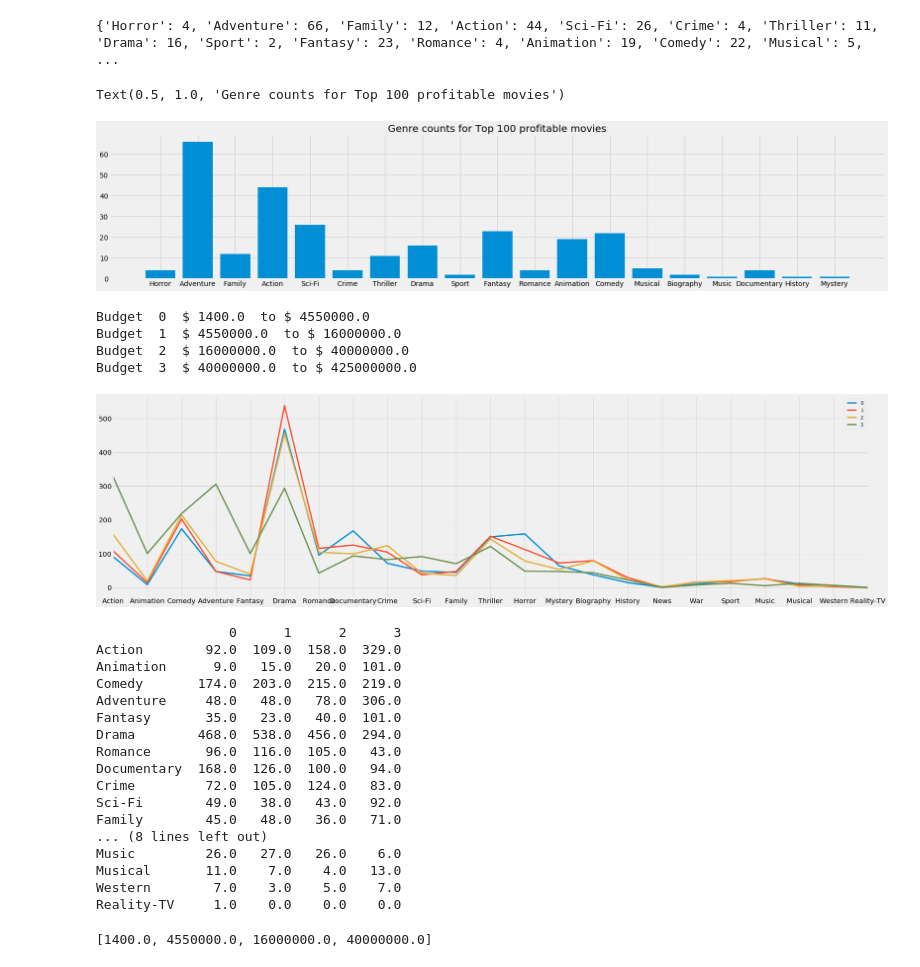
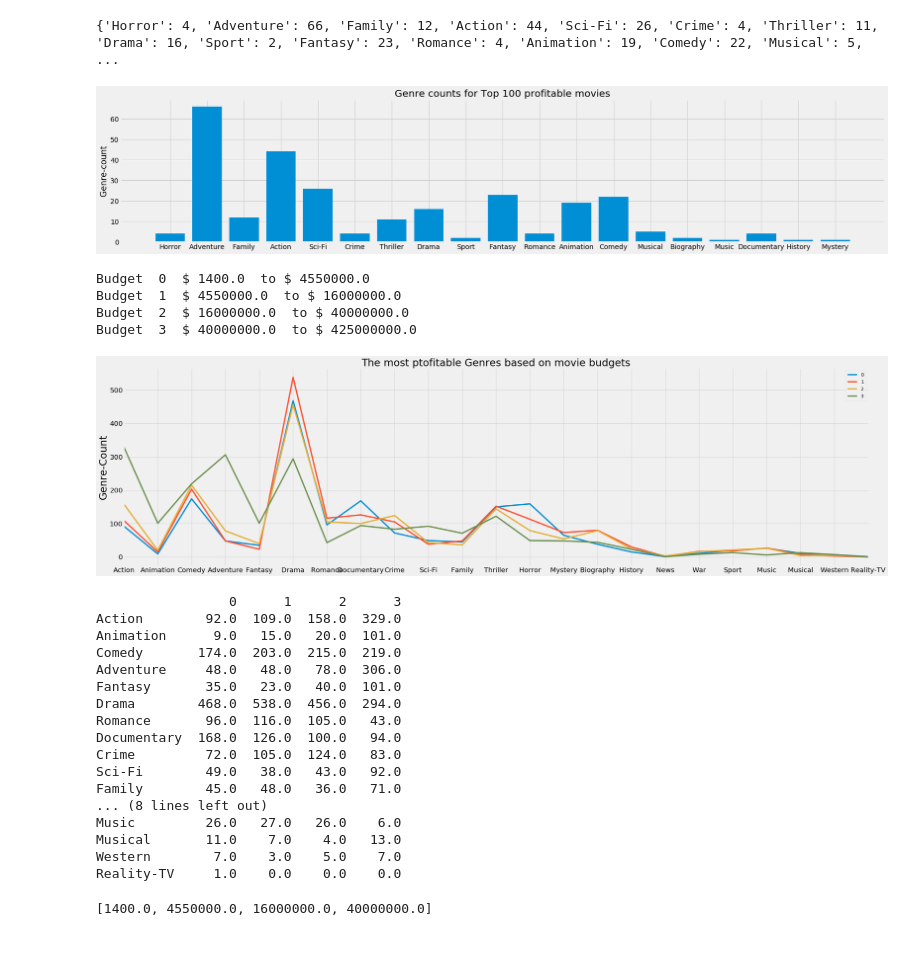
Before and after one commit to FarnazG/dsc-mod-1-project-v2-1-online-ds-ft-120919, a Jupyter notebook: student.ipynb, the cells around one changed output. Cells and saved outputs as stored; diff of their text form; code cells hidden in the pictures.

```diff
--- a/student.ipynb
+++ b/student.ipynb
@@ -294,11 +295,12 @@ for genre, count in final_genre_count.items():
 # %%
 plt.figure(figsize=(25, 5))
 plt.bar(labels,values)
 plt.title("Genre counts for Top 100 profitable movies")
+plt.ylabel("Genre-count")
+plt.show()
 #according to this graph adventure movies are more popular, we only consider the top 100 best selling movies
 # %% [output]
-Text(0.5, 1.0, 'Genre counts for Top 100 profitable movies')
-[figure, old version]
+[figure, new version]
 # %%
 # increamental quantil movie budget
 
@@ -323,6 +325,8 @@ for q in range(0, step):
 
 df2.plot(figsize=(35,10), linewidth=4, fontsize=20)
 plt.xticks(range(len(total_genre)),total_genre.keys())
+plt.title("The most ptofitable Genres based on movie budgets",fontsize=30)
+plt.ylabel("Genre-Count",fontsize=30)
 plt.show()
 print(df2)
 # %% [output]
@@ -330,7 +334,7 @@ Budget  0  $ 1400.0  to $ 4550000.0
 Budget  1  $ 4550000.0  to $ 16000000.0
 Budget  2  $ 16000000.0  to $ 40000000.0
 Budget  3  $ 40000000.0  to $ 425000000.0
-[figure, old version]
+[figure, new version]
                  0      1      2      3
 Action        92.0  109.0  158.0  329.0
 Animation      9.0   15.0   20.0  101.0
```
Also changed, not shown: parts of 4 cells of this notebook, 2 other files.
